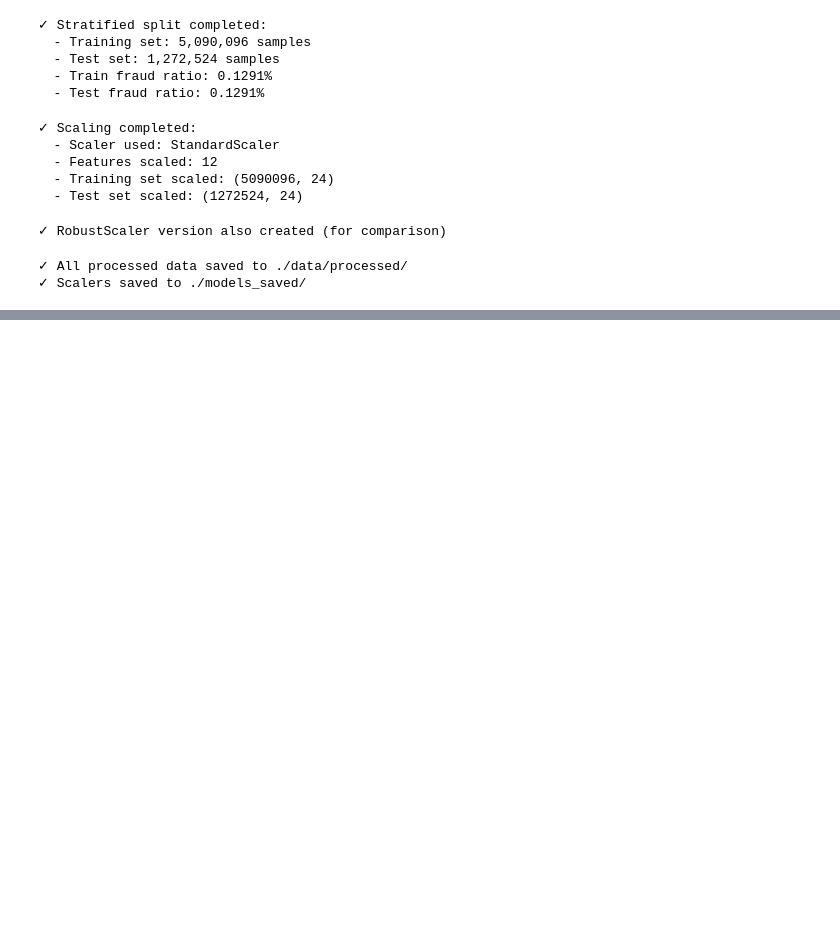
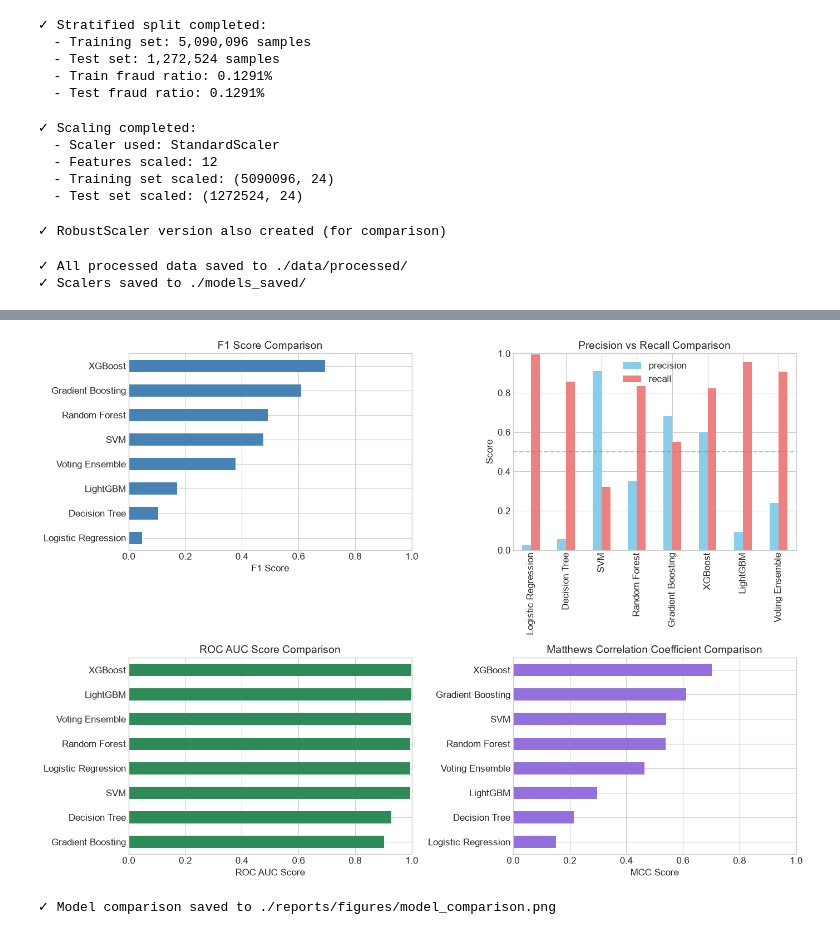
Before and after one commit to MRS028/finguard-fraud-detection, a Jupyter notebook: notebooks/02_Feature_Engineering.ipynb, the cells around one changed output, grey strips where cells are left out. Cells and saved outputs as stored; diff of their text form; code cells hidden in the pictures; blank space fills up the shorter version.

```diff
--- a/notebooks/02_Feature_Engineering.ipynb
+++ b/notebooks/02_Feature_Engineering.ipynb
@@ -789,16 +750,0 @@ plt.show()
-# %%
-# SAVE BEST PARAMETERS FOR LATER USE
-# Store best parameters
-best_params = {
-    'random_forest': rf_study.best_params,
-    'xgboost': xgb_study.best_params,
-    'random_forest_f1': rf_study.best_value,
-    'xgboost_f1': xgb_study.best_value
-}
-
-# Save to file
-os.makedirs('./config', exist_ok=True)
-with open('./config/best_params.json', 'w') as f:
-    json.dump(best_params, f, indent=4)
-
-print("✓ Best parameters saved to ./config/best_params.json")
@@ -862,0 +995,49 @@ print("\n🚀 Ready for Notebook 03: Model Training")
+# %%
+# VISUALIZE EVALUATION RESULTS
+# Create comparison dataframe
+results_df = pd.DataFrame(evaluation_results).T
+
+# Plot comparison
+fig, axes = plt.subplots(2, 2, figsize=(14, 10))
+
+# F1 Score
+ax1 = axes[0, 0]
+results_df['f1'].sort_values().plot(kind='barh', ax=ax1, color='steelblue')
+ax1.set_title('F1 Score Comparison')
+ax1.set_xlabel('F1 Score')
+ax1.set_xlim(0, 1)
+
+# Precision vs Recall
+ax2 = axes[0, 1]
+results_df[['precision', 'recall']].plot(kind='bar', ax=ax2, color=['skyblue', 'lightcoral'])
+ax2.set_title('Precision vs Recall Comparison')
+ax2.set_ylabel('Score')
+ax2.set_ylim(0, 1)
+ax2.legend()
+ax2.axhline(y=0.5, color='gray', linestyle='--', alpha=0.5)
+
+# ROC AUC
+ax3 = axes[1, 0]
+roc_auc_values = results_df['roc_auc'].dropna()
+if len(roc_auc_values) > 0:
+    roc_auc_values.sort_values().plot(kind='barh', ax=ax3, color='seagreen')
+    ax3.set_title('ROC AUC Score Comparison')
+    ax3.set_xlabel('ROC AUC Score')
+    ax3.set_xlim(0, 1)
+
+# MCC Score
+ax4 = axes[1, 1]
+results_df['mcc'].sort_values().plot(kind='barh', ax=ax4, color='mediumpurple')
+ax4.set_title('Matthews Correlation Coefficient Comparison')
+ax4.set_xlabel('MCC Score')
+ax4.set_xlim(0, 1)
+
+plt.tight_layout()
+os.makedirs('./reports/figures', exist_ok=True)
+plt.savefig('./reports/figures/model_comparison.png', dpi=300, bbox_inches='tight')
+plt.show()
+
+print("✓ Model comparison saved to ./reports/figures/model_comparison.png")
+# %% [output]
+[figure, added]
+✓ Model comparison saved to ./reports/figures/model_comparison.png
```
Also changed, not shown: parts of 11 cells of this notebook, 1 other file.
